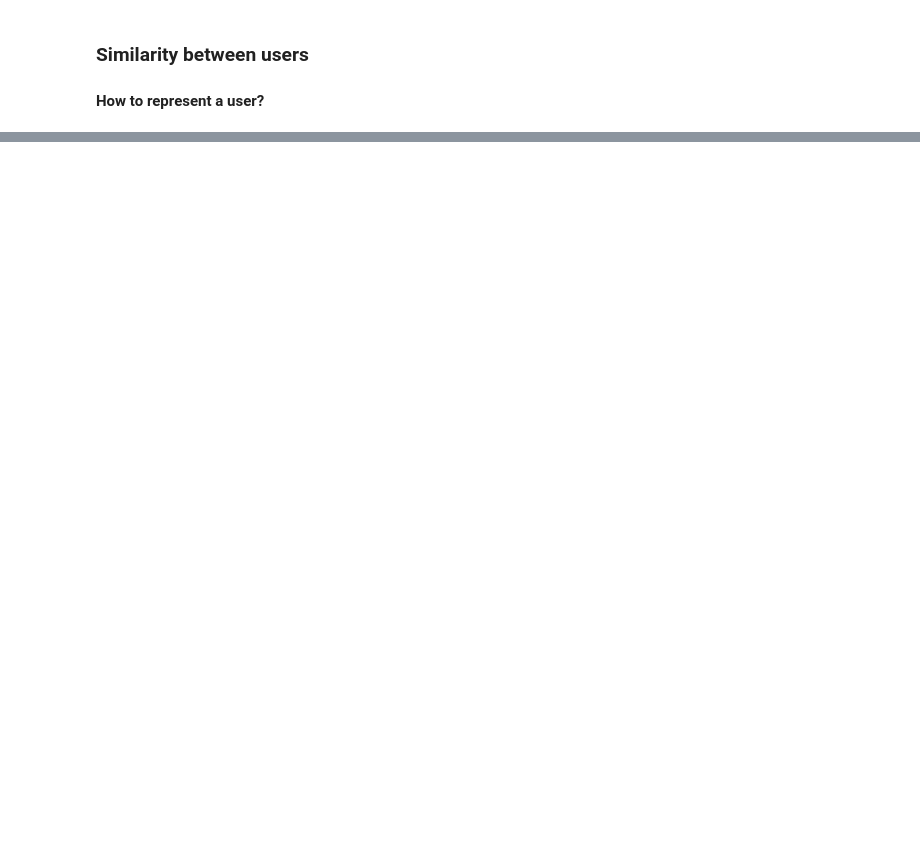
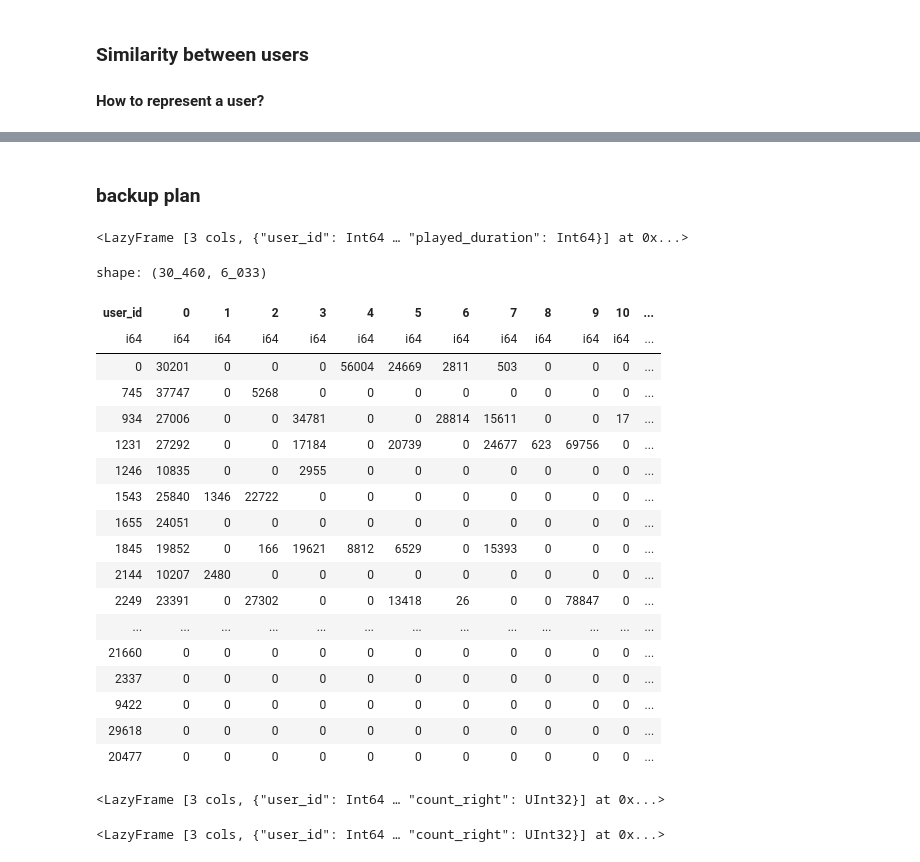
Before and after one commit to tjwei/AICA30019, a Jupyter notebook: 03-pandas_and_polars/02-polars_eager.ipynb, the cells around one changed output, grey strips where cells are left out. Cells and saved outputs as stored; diff of their text form; code cells hidden in the pictures; blank space fills up the shorter version.

```diff
--- a/03-pandas_and_polars/02-polars_eager.ipynb
+++ b/03-pandas_and_polars/02-polars_eager.ipynb
@@ -591,0 +595,2 @@ set(A[0].nonzero()[0]) & set(A[25049].nonzero()[0])
+# %% [markdown]
+### backup plan
@@ -591,0 +603,65 @@ set(A[0].nonzero()[0]) & set(A[25049].nonzero()[0])
+# %%
+
+group_by_key = ["user_id", "title_id"]
+query_plan = (pl.scan_csv("../kkdata/train_source_events.csv").select(group_by_key+["played_duration"])
+    .sort(by='title_id')
+    .group_by(["user_id", "title_id"])
+    .sum()
+)
+query_plan
+# %% [output]
+<LazyFrame [3 cols, {"user_id": Int64 … "played_duration": Int64}] at 0x...>
+# %%
+query_plan.collect().pivot(values="played_duration", index="user_id", columns="title_id").fill_null(0)
+# %% [output]
+shape: (30_460, 6_033)
+| user_id | 0 | 1 | 2 | 3 | 4 | 5 | 6 | 7 | 8 | 9 | 10 | ... |
+| i64 | i64 | i64 | i64 | i64 | i64 | i64 | i64 | i64 | i64 | i64 | i64 | ... |
+| 0 | 30201 | 0 | 0 | 0 | 56004 | 24669 | 2811 | 503 | 0 | 0 | 0 | ... |
+| 745 | 37747 | 0 | 5268 | 0 | 0 | 0 | 0 | 0 | 0 | 0 | 0 | ... |
+| 934 | 27006 | 0 | 0 | 34781 | 0 | 0 | 28814 | 15611 | 0 | 0 | 17 | ... |
+| 1231 | 27292 | 0 | 0 | 17184 | 0 | 20739 | 0 | 24677 | 623 | 69756 | 0 | ... |
+| 1246 | 10835 | 0 | 0 | 2955 | 0 | 0 | 0 | 0 | 0 | 0 | 0 | ... |
+| 1543 | 25840 | 1346 | 22722 | 0 | 0 | 0 | 0 | 0 | 0 | 0 | 0 | ... |
+| 1655 | 24051 | 0 | 0 | 0 | 0 | 0 | 0 | 0 | 0 | 0 | 0 | ... |
+| 1845 | 19852 | 0 | 166 | 19621 | 8812 | 6529 | 0 | 15393 | 0 | 0 | 0 | ... |
+| 2144 | 10207 | 2480 | 0 | 0 | 0 | 0 | 0 | 0 | 0 | 0 | 0 | ... |
+| 2249 | 23391 | 0 | 27302 | 0 | 0 | 13418 | 26 | 0 | 0 | 78847 | 0 | ... |
+| ... | ... | ... | ... | ... | ... | ... | ... | ... | ... | ... | ... | ... |
+| 21660 | 0 | 0 | 0 | 0 | 0 | 0 | 0 | 0 | 0 | 0 | 0 | ... |
+| 2337 | 0 | 0 | 0 | 0 | 0 | 0 | 0 | 0 | 0 | 0 | 0 | ... |
+| 9422 | 0 | 0 | 0 | 0 | 0 | 0 | 0 | 0 | 0 | 0 | 0 | ... |
+| 29618 | 0 | 0 | 0 | 0 | 0 | 0 | 0 | 0 | 0 | 0 | 0 | ... |
+| 20477 | 0 | 0 | 0 | 0 | 0 | 0 | 0 | 0 | 0 | 0 | 0 | ... |
+# %%
+
+plan_source_count = (
+    pl.scan_csv("../kkdata/train_source_events.csv")
+    .group_by('user_id')
+    .count()
+)
+plan_target_count = (
+    pl.scan_csv("../kkdata/train_target_events.csv")
+    .group_by('user_id')
+    .count()
+)
+plan_count = plan_source_count.join(plan_target_count, on='user_id')
+plan_count
+# %% [output]
+<LazyFrame [3 cols, {"user_id": Int64 … "count_right": UInt32}] at 0x...>
+# %%
+
+plan_target_count = (
+    pl.scan_csv("../kkdata/train_target_events.csv")
+    .group_by('user_id')
+    .count()
+)
+plan_count = (
+    pl.scan_csv("../kkdata/train_source_events.csv")
+    .group_by('user_id')
+    .count()
+    .join(plan_target_count, on='user_id')
+)
+plan_count
+# %% [output]
+<LazyFrame [3 cols, {"user_id": Int64 … "count_right": UInt32}] at 0x...>
```
Also changed, not shown: parts of 49 cells of this notebook.
